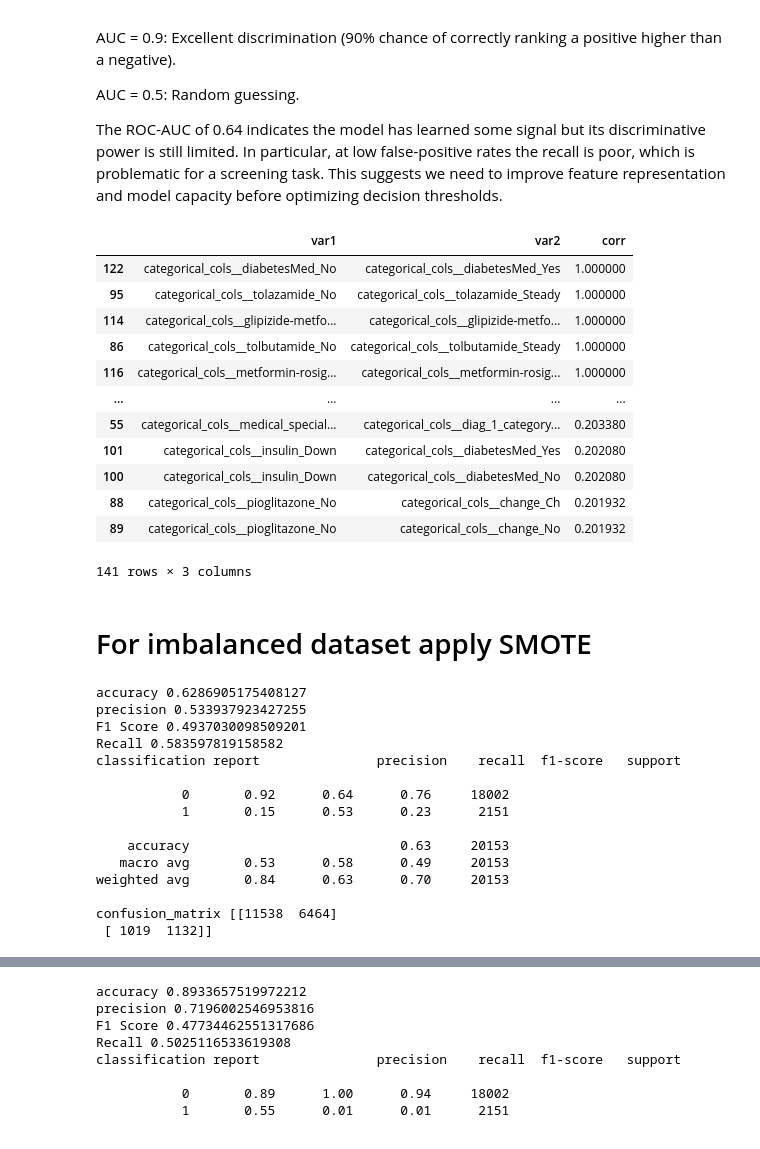
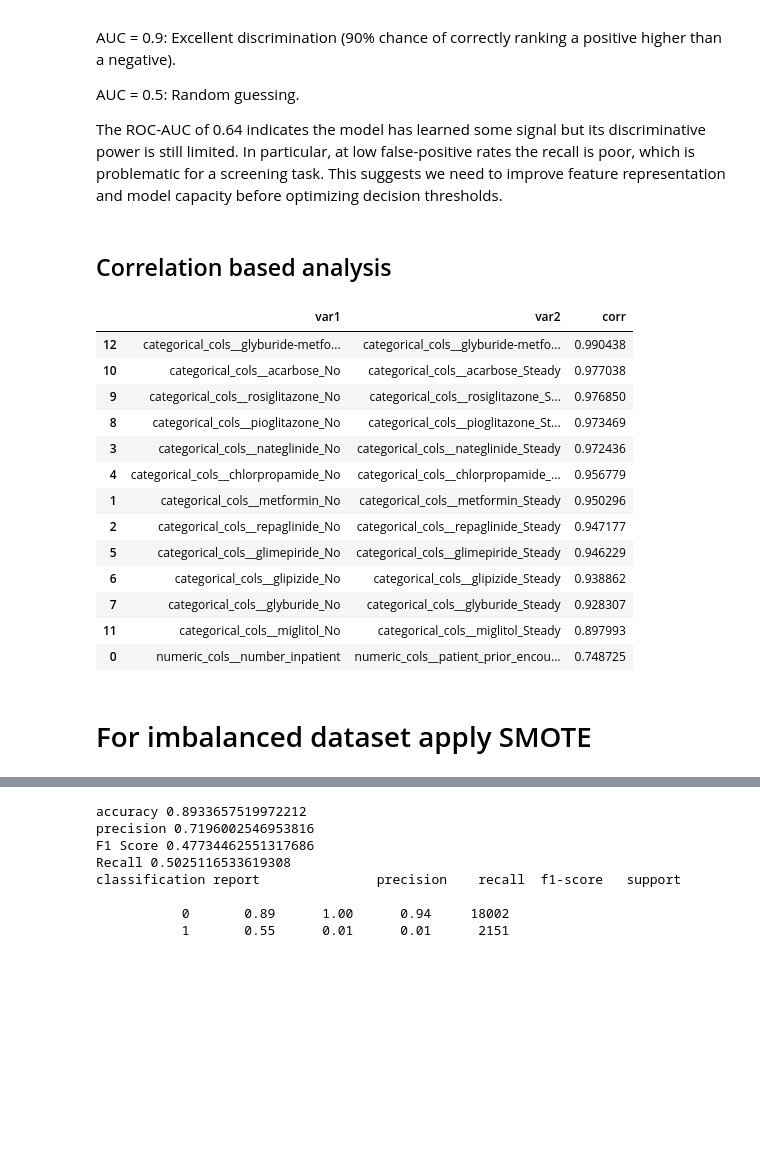
Before and after one commit to itigupta2429/Diabetes_classification_project, a Jupyter notebook: Notebooks/02_modelling_V2.ipynb, the cells around one changed output, grey strips where cells are left out. Drawn from its saved outputs; the diff is of its cells as text; code cells hidden in the pictures; blank space fills up the shorter version.

```diff
--- a/Notebooks/02_modelling_V2.ipynb
+++ b/Notebooks/02_modelling_V2.ipynb
@@ -279,7 +279,7 @@ categorical_cols = X_train.select_dtypes(include='object').columns.tolist()
 preprocess = ColumnTransformer(transformers=[
     ("numeric_cols", StandardScaler(), numeric_cols),
 
-    ("categorical_cols", OneHotEncoder(handle_unknown="ignore", sparse_output=False), categorical_cols)
+    ("categorical_cols", OneHotEncoder(handle_unknown="ignore", sparse_output=False, drop='first'), categorical_cols)
 ])
 # %%
 from sklearn import set_config
@@ -510,81 +510,50 @@ AUC = 0.9: Excellent discrimination (90% chance of correctly ranking a positive
 AUC = 0.5: Random guessing.
 
 The ROC-AUC of 0.64 indicates the model has learned some signal but its discriminative power is still limited. In particular, at low false-positive rates the recall is poor, which is problematic for a screening task. This suggests we need to improve feature representation and model capacity before optimizing decision thresholds.
+# %% [markdown]
+## Correlation based analysis
 # %%
 import pandas as pd
 import numpy as np
+pd.set_option('display.max_rows', None)
+pd.set_option('display.max_columns', None)
 
 # 1. Transform and Create DataFrame
 X_train_df_processed = pd.DataFrame(
     preprocess.fit_transform(X_train),
     columns=preprocess.get_feature_names_out()
 )
 
 # 2. Calculate Absolute Correlation and Filter (Threshold: 0.7)
 corr_abs = X_train_df_processed.corr().abs()
-THRESHOLD = 0.2
+THRESHOLD = 0.7
 np.fill_diagonal(corr_abs.values, 0)
 
 high_pairs = []
 cols = corr_abs.columns
 
 for i in range(len(cols)):
     for j in range(i+1, len(cols)):
         val = corr_abs.iloc[i, j]
         if val >= THRESHOLD:
             high_pairs.append((cols[i], cols[j], val))
 
 high_corr_df = pd.DataFrame(high_pairs, columns=["var1","var2","corr"])
 high_corr_df.sort_values("corr", ascending=False)
 # %% [output]
 |  | var1 | var2 | corr |
-| 122 | categorical_cols__diabetesMed_No | categorical_cols__diabetesMed_Yes | 1.000000 |
-| 95 | categorical_cols__tolazamide_No | categorical_cols__tolazamide_Steady | 1.000000 |
-| 114 | categorical_cols__glipizide-metfo... | categorical_cols__glipizide-metfo... | 1.000000 |
-| 86 | categorical_cols__tolbutamide_No | categorical_cols__tolbutamide_Steady | 1.000000 |
-| 116 | categorical_cols__metformin-rosig... | categorical_cols__metformin-rosig... | 1.000000 |
-| ... | ... | ... | ... |
-| 55 | categorical_cols__medical_special... | categorical_cols__diag_1_category... | 0.203380 |
-| 101 | categorical_cols__insulin_Down | categorical_cols__diabetesMed_Yes | 0.202080 |
-| 100 | categorical_cols__insulin_Down | categorical_cols__diabetesMed_No | 0.202080 |
-| 88 | categorical_cols__pioglitazone_No | categorical_cols__change_Ch | 0.201932 |
-| 89 | categorical_cols__pioglitazone_No | categorical_cols__change_No | 0.201932 |
+| 12 | categorical_cols__glyburide-metfo... | categorical_cols__glyburide-metfo... | 0.990438 |
+| 10 | categorical_cols__acarbose_No | categorical_cols__acarbose_Steady | 0.977038 |
+| 9 | categorical_cols__rosiglitazone_No | categorical_cols__rosiglitazone_S... | 0.976850 |
+| 8 | categorical_cols__pioglitazone_No | categorical_cols__pioglitazone_St... | 0.973469 |
+| 3 | categorical_cols__nateglinide_No | categorical_cols__nateglinide_Steady | 0.972436 |
+| 4 | categorical_cols__chlorpropamide_No | categorical_cols__chlorpropamide_... | 0.956779 |
+| 1 | categorical_cols__metformin_No | categorical_cols__metformin_Steady | 0.950296 |
+| 2 | categorical_cols__repaglinide_No | categorical_cols__repaglinide_Steady | 0.947177 |
+| 5 | categorical_cols__glimepiride_No | categorical_cols__glimepiride_Steady | 0.946229 |
+| 6 | categorical_cols__glipizide_No | categorical_cols__glipizide_Steady | 0.938862 |
+| 7 | categorical_cols__glyburide_No | categorical_cols__glyburide_Steady | 0.928307 |
+| 11 | categorical_cols__miglitol_No | categorical_cols__miglitol_Steady | 0.897993 |
+| 0 | numeric_cols__number_inpatient | numeric_cols__patient_prior_encou... | 0.748725 |
-141 rows × 3 columns
 # %% [markdown]
 # For imbalanced dataset apply SMOTE
-# %%
-from imblearn.pipeline import Pipeline
-from imblearn.over_sampling import SMOTE
-from sklearn.linear_model import LogisticRegression
-
-pipe_smote = Pipeline(steps=[
-    ("preprocess", preprocess),
-    ("smote", SMOTE(random_state=42)),
-    ("model", LogisticRegression(max_iter=300, random_state=42))
-])
-
-pipe_smote.fit(X_train, y_train)
-y_pred_smote = pipe_smote.predict(X_test)
-from sklearn.metrics import accuracy_score, precision_score, f1_score, recall_score, classification_report, confusion_matrix
-print("accuracy",accuracy_score(y_test,y_pred_smote))
-print("precision", precision_score(y_test,y_pred_smote, average='macro'))
-print("F1 Score", f1_score(y_test,y_pred_smote, average='macro'))
-print("Recall", recall_score(y_test,y_pred_smote, average='macro'))
-print("classification report", classification_report(y_test,y_pred_smote))
-print("confusion_matrix", confusion_matrix(y_test,y_pred_smote))
-# %% [output]
-accuracy 0.6286905175408127
-precision 0.533937923427255
-F1 Score 0.4937030098509201
-Recall 0.583597819158582
-classification report               precision    recall  f1-score   support
-
-           0       0.92      0.64      0.76     18002
-           1       0.15      0.53      0.23      2151
-
-    accuracy                           0.63     20153
-   macro avg       0.53      0.58      0.49     20153
-weighted avg       0.84      0.63      0.70     20153
-
-confusion_matrix [[11538  6464]
- [ 1019  1132]]
```
Also changed, not shown: parts of 12 cells of this notebook, 13 other files.
